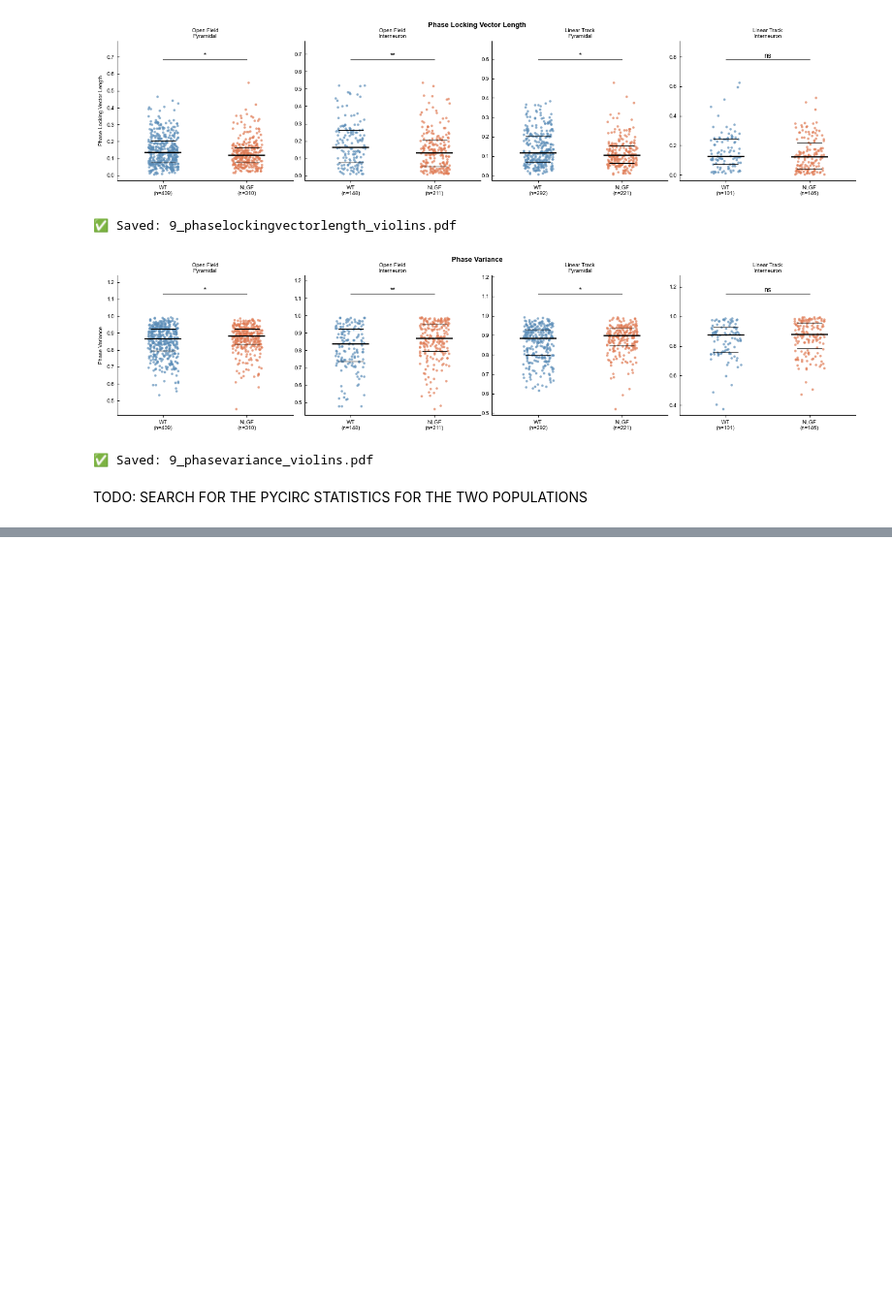
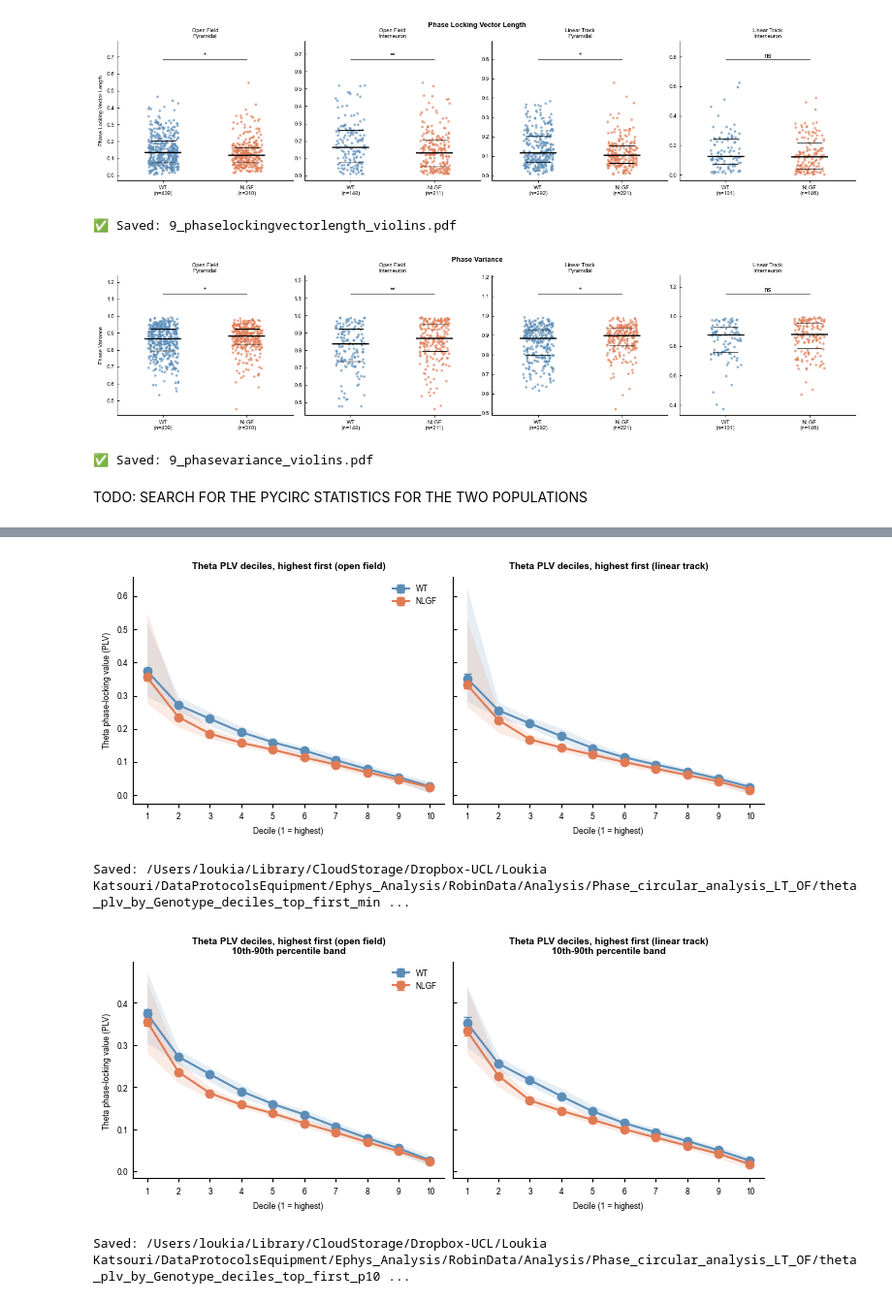
Before and after one commit to lkatsouri/NLGF_ephys_AXONA_data, a Jupyter notebook: ephys_phase_circular_analysis.ipynb, the cells around one changed output, grey strips where cells are left out. Shown at 97% size. Drawn from its saved outputs; the diff is of its cells as text; code cells hidden in the pictures; blank space fills up the shorter version.

Commit message:
Add theta PLV deciles, per-mouse plots and per-bin genotype tests to phase circular notebook
Log the PLV bin/decile findings in CLAUDE.md.

Co-Authored-By: Claude Sonnet 5.5 <noreply@anthropic.com>

```diff
--- a/ephys_phase_circular_analysis.ipynb
+++ b/ephys_phase_circular_analysis.ipynb
@@ -1729,0 +1811,45 @@ TODO: SEARCH FOR THE PYCIRC STATISTICS FOR THE TWO POPULATIONS
+# %%
+import matplotlib.pyplot as plt
+
+PLV_ENV_LABELS = {"open_field": "open field", "linear_track": "linear track"}
+plv_deciles = list(range(1, 11))
+
+# per genotype x environment x decile stats (decile already assigned above; 1 = highest)
+plv_bin_stats = {}
+for (geno, env), grp in df_plv.groupby(["genotype", "environment"]):
+    plv_bin_stats[(geno, env)] = (
+        grp.groupby("decile")["phase_locked_value"]
+        .agg(mean="mean", sem="sem", min="min", max="max",
+             p10=lambda x: x.quantile(0.1), p90=lambda x: x.quantile(0.9))
+        .reindex(plv_deciles)
+    )
+
+for (lo, hi), tag, subtitle in [
+    (("min", "max"), "min_max", ""),
+    (("p10", "p90"), "p10_p90", "\n10th-90th percentile band"),
+]:
+    fig, axes = plt.subplots(1, 2, figsize=(7, 3), sharey=True)
+    for ax, env in zip(axes, ["open_field", "linear_track"]):
+        for geno in ["WT", "NLGF"]:
+            stats = plv_bin_stats[(geno, env)]
+            ax.fill_between(plv_deciles, stats[lo], stats[hi],
+                            color=GENO_COLORS[geno], alpha=0.15, linewidth=0)
+            ax.errorbar(plv_deciles, stats["mean"], yerr=stats["sem"], marker="o", label=geno,
+                        color=GENO_COLORS[geno], capsize=3, elinewidth=1, linewidth=1.5)
+        ax.set_xticks(plv_deciles)
+        ax.set_xlabel("Decile (1 = highest)")
+        set_panel_title(ax, f"Theta PLV deciles, highest first ({PLV_ENV_LABELS[env]}){subtitle}")
+        ax.spines[["top", "right"]].set_visible(False)
+    axes[0].set_ylabel("Theta phase-locking value (PLV)")
+    axes[0].legend(frameon=False)
+    fig.tight_layout()
+    pdf_path = os.path.join(PLV_OUT_DIR, f"theta_plv_by_Genotype_deciles_top_first_{tag}.pdf")
+    fig.savefig(pdf_path, bbox_inches="tight")
+    plt.show()
+    plt.close(fig)
+    print(f"Saved: {pdf_path}")
+# %% [output]
+[figure, added]
+Saved: /Users/loukia/Library/CloudStorage/Dropbox-UCL/Loukia Katsouri/DataProtocolsEquipment/Ephys_Analysis/RobinData/Analysis/Phase_circular_analysis_LT_OF/theta_plv_by_Genotype_deciles_top_first_min ...
+[figure, added]
+Saved: /Users/loukia/Library/CloudStorage/Dropbox-UCL/Loukia Katsouri/DataProtocolsEquipment/Ephys_Analysis/RobinData/Analysis/Phase_circular_analysis_LT_OF/theta_plv_by_Genotype_deciles_top_first_p10 ...
```
Also changed, not shown: parts of 15 cells of this notebook, 1 other file.
